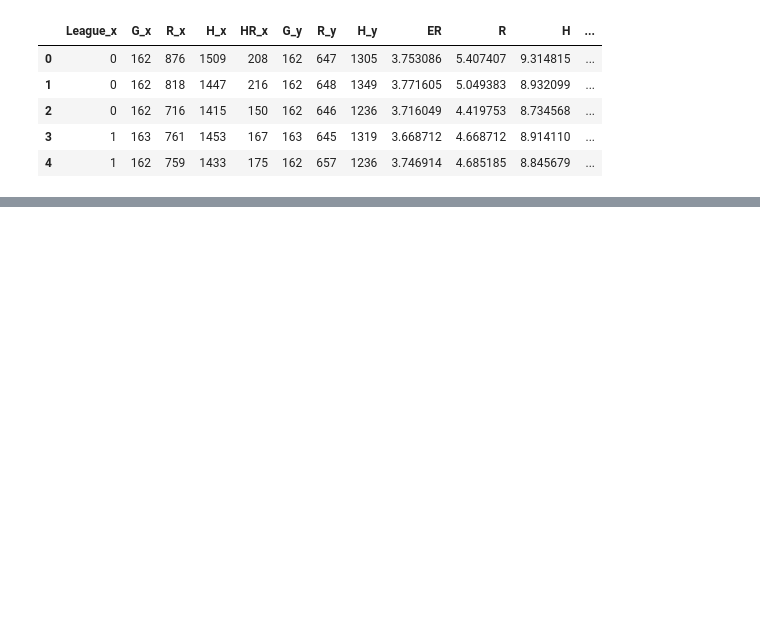
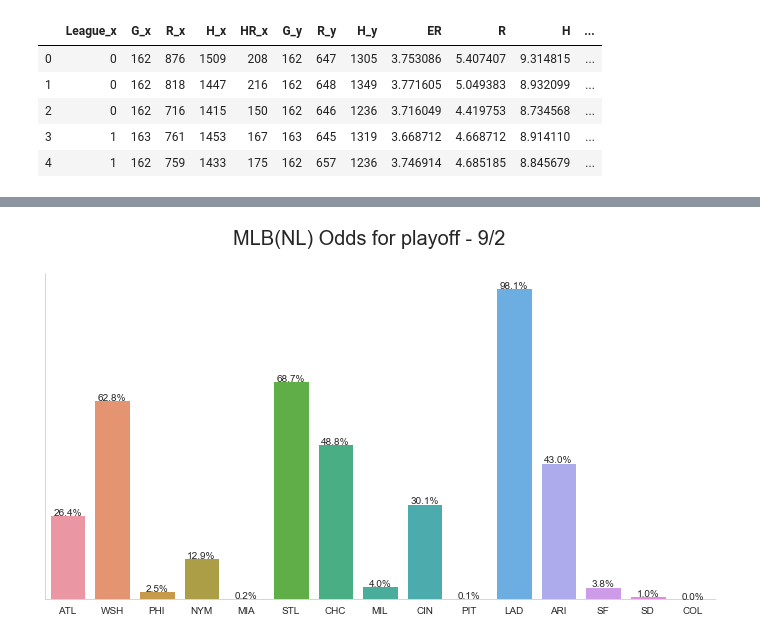
Before and after one commit to Teosoft7/predict_mlb, a Jupyter notebook: predict_MLB.ipynb, the cells around one changed output, grey strips where cells are left out. Cells and saved outputs as stored; diff of their text form; code cells hidden in the pictures; blank space fills up the shorter version.

```diff
--- a/predict_MLB.ipynb
+++ b/predict_MLB.ipynb
@@ -946,0 +1059,31 @@ weighted avg       0.84      0.85      0.85       114
+# %%
+stat_NL_0902 = {
+    # EAST
+    'ATL': [1, .260, .794, 4.24, 1.39, .986, .683],
+    'WSH': [1, .264, .795, 4.31, 1.30, .985, .688],
+    'PHI': [1, .248, .750, 4.60, 1.38, .984, .690],
+    'NYM': [1, .257, .762, 4.34, 1.32, .982, .682],
+    'MIA': [1, .239, .663, 4.77, 1.34, .984, .714],
+
+
+    # CENTRAL
+    'STL': [1, .247, .731, 3.89, 1.26, .988, .710],
+    'CHC': [1, .251, .778, 4.04, 1.30, .982, .694],
+    'MIL': [1, .248, .768, 4.63, 1.37, .984, .690],
+    'CIN': [1, .247, .744, 4.23, 1.28, .985, .695],
+    'PIT': [1, .268, .755, 5.06, 1.43, .980, .674],
+
+
+    # WEST
+    'LAD': [1, .260, .820, 3.45, 1.11, .982, .711],
+    'ARI': [1, .258, .776, 4.39, 1.32, .987, .693],
+    'SF':  [1, .242, .710, 4.45, 1.31, .985, .697],
+    'SD':  [1, .244, .736, 4.60, 1.30, .980, .686],
+    'COL': [1, .268, .784, 5.67, 1.51, .983, .674],
+}
+# %%
+nl_predicts = {}
+for team, value in stat_NL_0902.items():
+    proba = gnb_pp.predict_proba([value])[0][1]*100
+    nl_predicts[team] = proba
+    print(f'{team} :  {proba:.3}%')
@@ -946,0 +1106,4 @@ weighted avg       0.84      0.85      0.85       114
+# %%
+draw_bar_chart(nl_predicts, 'MLB(NL) Odds for playoff - 9/2')
+# %% [output]
+[figure, added]
```
Also changed, not shown: parts of 27 cells of this notebook, 2 other files.
